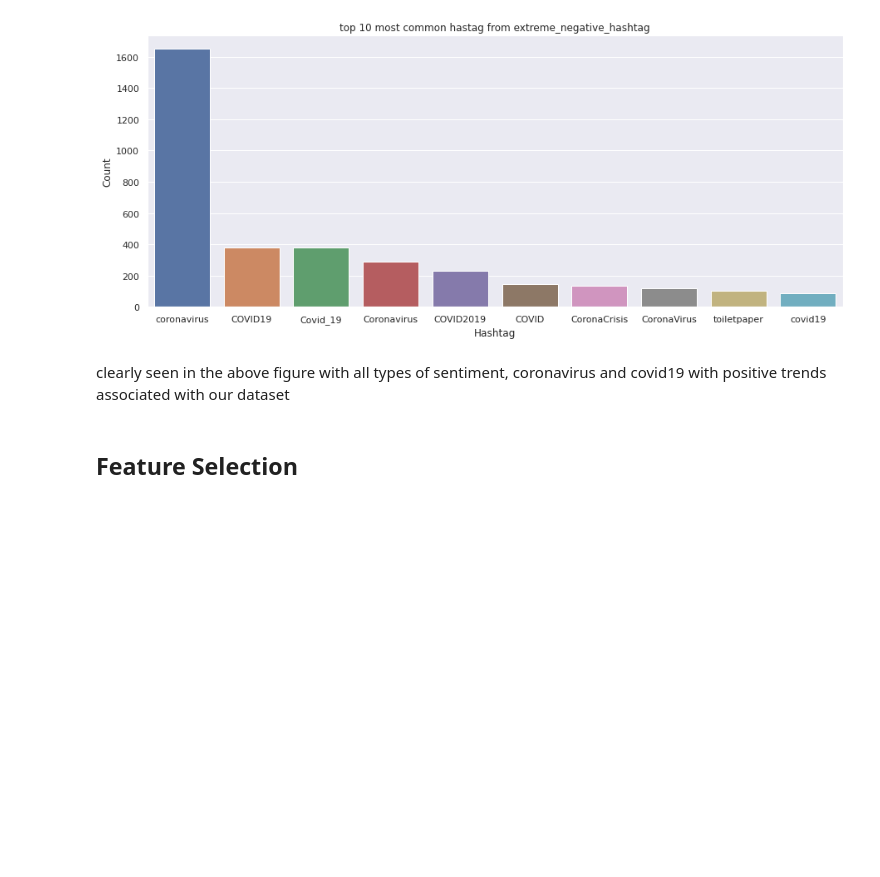
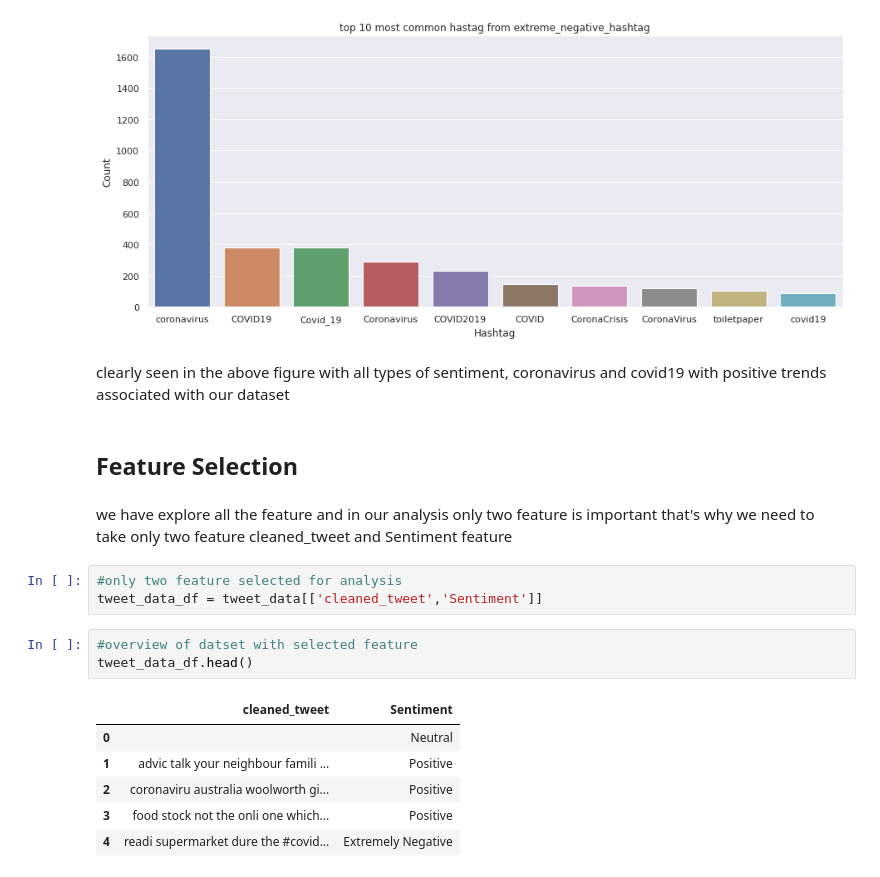
Before and after one commit to Rajesh1505/Coronavirus_Tweet_Sentiment_Analysis-Capstone_Project_3, a Jupyter notebook: Coronavirus_Tweet_Sentiment_Analysis_Rajesh_Kumar_Patel_Capstone_Project_3.ipynb, the cells around one changed output. Saved outputs shown, nothing was run; the diff lists cells and outputs as text; blank space fills up the shorter version.

```diff
--- a/Coronavirus_Tweet_Sentiment_Analysis_Rajesh_Kumar_Patel_Capstone_Project_3.ipynb
+++ b/Coronavirus_Tweet_Sentiment_Analysis_Rajesh_Kumar_Patel_Capstone_Project_3.ipynb
@@ -694,3 +694,18 @@ plt.show()
 clearly seen in the above figure with all types of sentiment, coronavirus and covid19 with positive trends associated with our dataset
 # %% [markdown]
 ## **Feature Selection**
+# %% [markdown]
+we have explore all the feature and in our analysis only two feature is important that's why we need to take only two feature cleaned_tweet and Sentiment feature
+# %%
+#only two feature selected for analysis
+tweet_data_df = tweet_data[['cleaned_tweet','Sentiment']]
+# %%
+#overview of datset with selected feature
+tweet_data_df.head()
+# %% [output]
+|  | cleaned_tweet | Sentiment |
+| 0 |  | Neutral |
+| 1 | advic talk your neighbour famili ... | Positive |
+| 2 | coronaviru australia woolworth gi... | Positive |
+| 3 | food stock not the onli one which... | Positive |
+| 4 | readi supermarket dure the #covid... | Extremely Negative |
```
Also changed, not shown: parts of 14 cells of this notebook.
